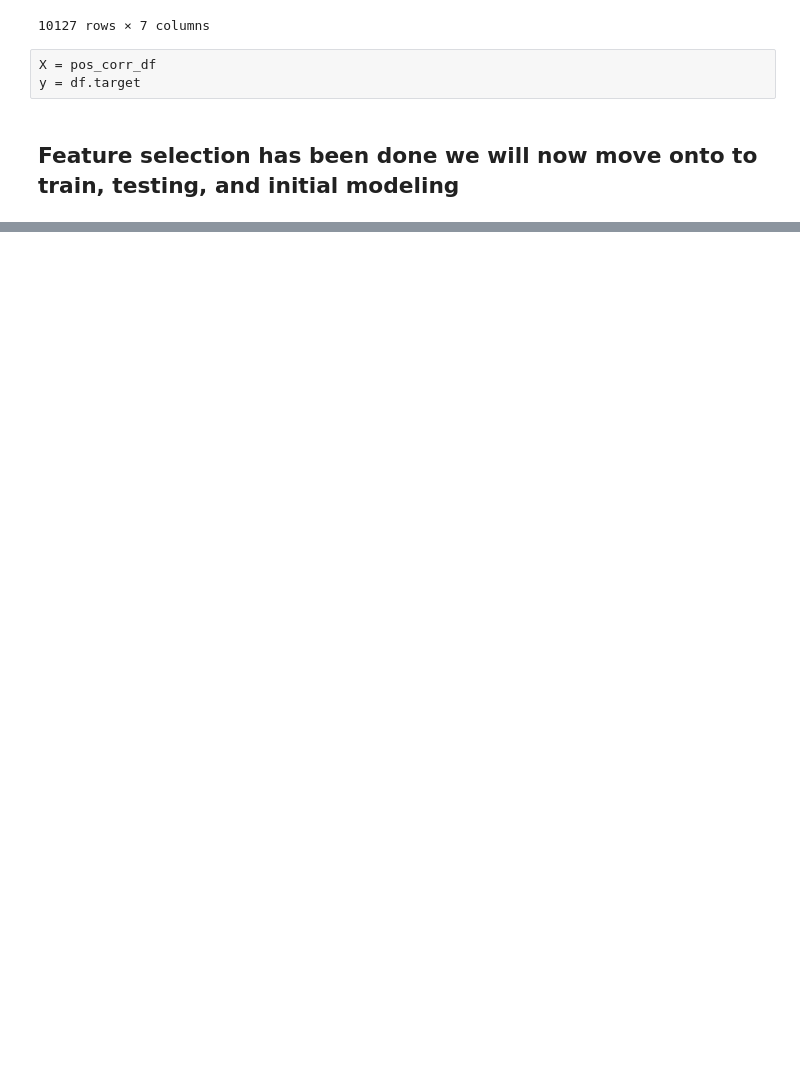
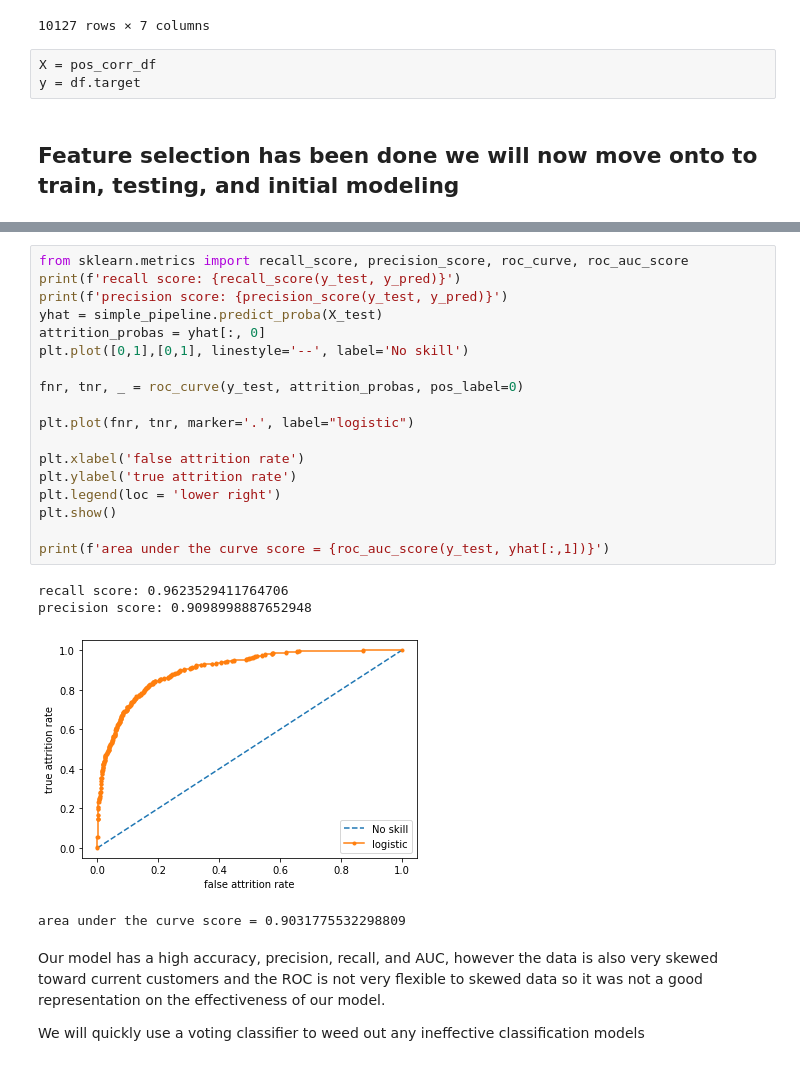
Before and after one commit to tcarr032/Credit-card-churn-dataset, a Jupyter notebook: churner notebook.ipynb, the cells around one changed output, grey strips where cells are left out. Saved outputs shown, nothing was run; the diff lists cells and outputs as text; blank space fills up the shorter version.

Commit message:
roc curve, init model, voting classifier created

```diff
--- a/churner notebook.ipynb
+++ b/churner notebook.ipynb
@@ -224,0 +227,27 @@ accuracy_score(y_test, y_pred)
+# %%
+from sklearn.metrics import recall_score, precision_score, roc_curve, roc_auc_score
+print(f'recall score: {recall_score(y_test, y_pred)}')
+print(f'precision score: {precision_score(y_test, y_pred)}')
+yhat = simple_pipeline.predict_proba(X_test)
+attrition_probas = yhat[:, 0]
+plt.plot([0,1],[0,1], linestyle='--', label='No skill')
+
+fnr, tnr, _ = roc_curve(y_test, attrition_probas, pos_label=0)
+
+plt.plot(fnr, tnr, marker='.', label="logistic")
+
+plt.xlabel('false attrition rate')
+plt.ylabel('true attrition rate')
+plt.legend(loc = 'lower right')
+plt.show()
+
+print(f'area under the curve score = {roc_auc_score(y_test, yhat[:,1])}')
+# %% [output]
+recall score: 0.9623529411764706
+precision score: 0.9098998887652948
+[figure, added]
+area under the curve score = 0.9031775532298809
+# %% [markdown]
+Our model has a high accuracy, precision, recall, and AUC, however the data is also very skewed toward current customers and the ROC is not very flexible to skewed data so it was not a good representation on the effectiveness of our model.
+
+We will quickly use a voting classifier to weed out any ineffective classification models
```
Also changed, not shown: parts of 4 cells of this notebook.
